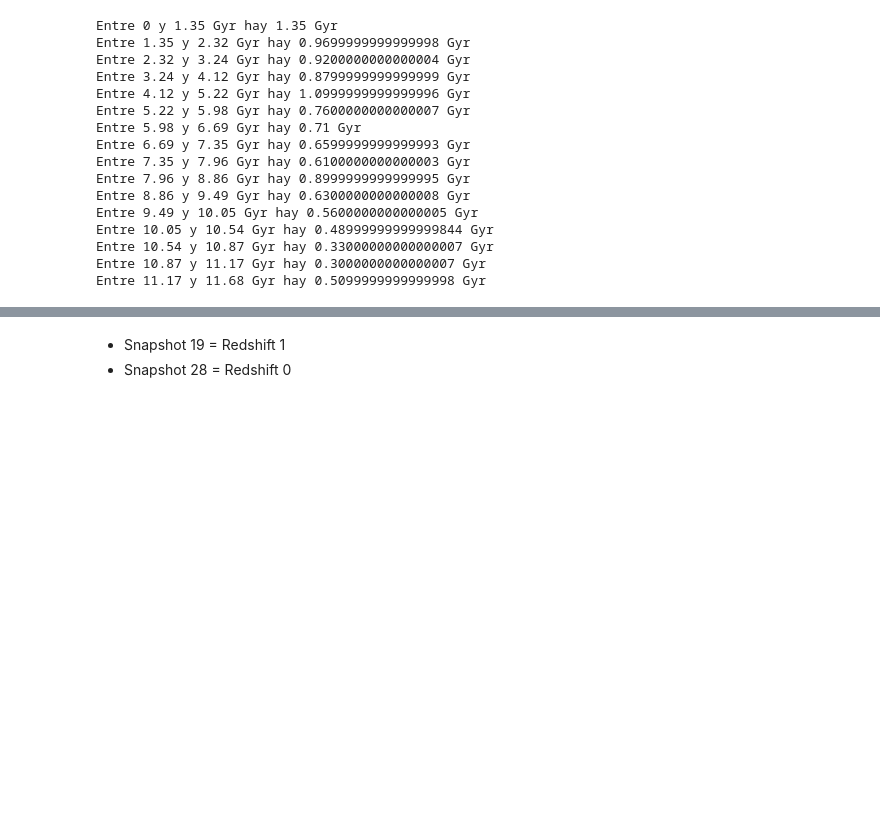
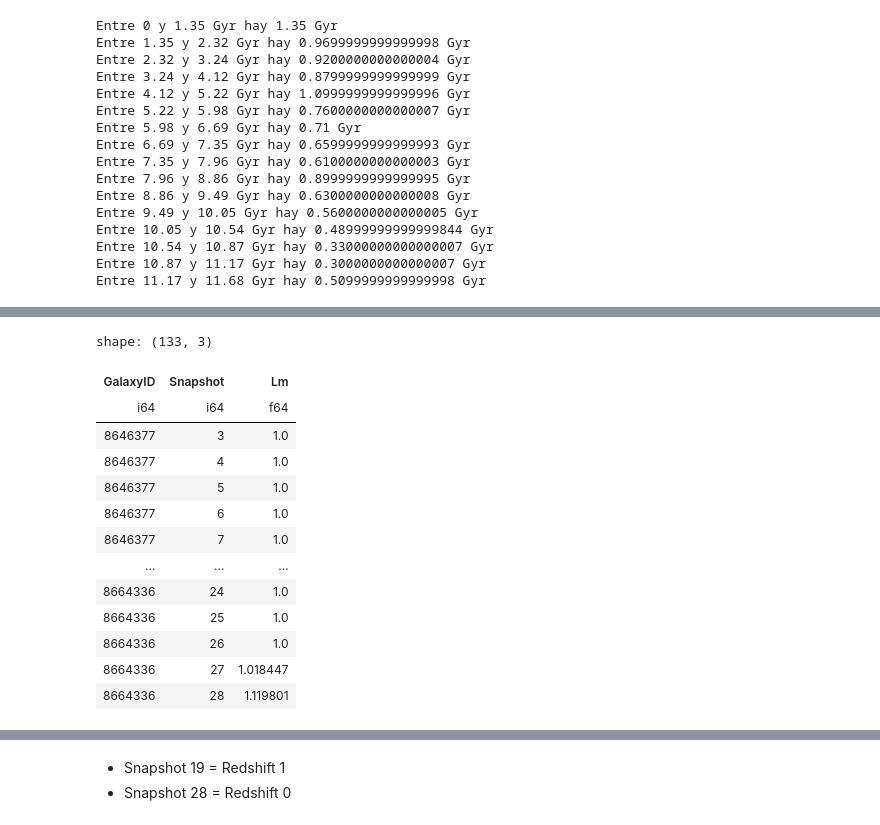
Before and after one commit to SantamariaR/Taller-Tesis-1, a Jupyter notebook: Historial_evolutivo.ipynb, the cells around one changed output, grey strips where cells are left out. Cells and saved outputs as stored; diff of their text form; code cells hidden in the pictures; blank space fills up the shorter version.

Commit message:
Script Level Merger

```diff
--- a/Historial_evolutivo.ipynb
+++ b/Historial_evolutivo.ipynb
@@ -198 +183,4 @@ Entre 11.17 y 11.68 Gyr hay 0.5099999999999998 Gyr
+# %%
+# Va a contener el historial de fusiones
+rows = []
 # %%
@@ -470,0 +271,18 @@ DATA_merge
+# %%
+DATA_merge = pl.DataFrame(rows)
+DATA_merge
+# %% [output]
+shape: (133, 3)
+| GalaxyID | Snapshot | Lm |
+| i64 | i64 | f64 |
+| 8646377 | 3 | 1.0 |
+| 8646377 | 4 | 1.0 |
+| 8646377 | 5 | 1.0 |
+| 8646377 | 6 | 1.0 |
+| 8646377 | 7 | 1.0 |
+| … | … | … |
+| 8664336 | 24 | 1.0 |
+| 8664336 | 25 | 1.0 |
+| 8664336 | 26 | 1.0 |
+| 8664336 | 27 | 1.018447 |
+| 8664336 | 28 | 1.119801 |
```
Also changed, not shown: parts of 31 cells of this notebook, 2 other files.
